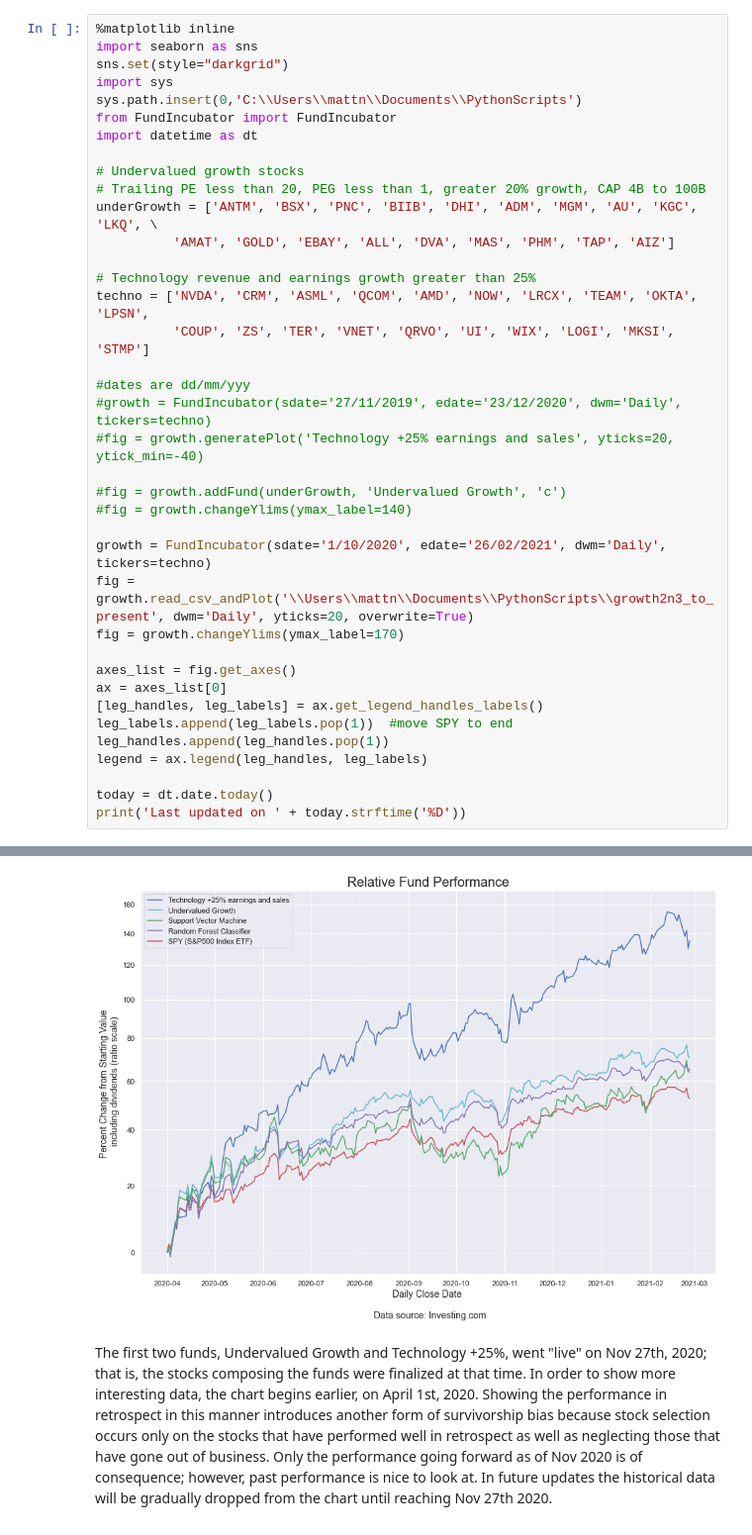
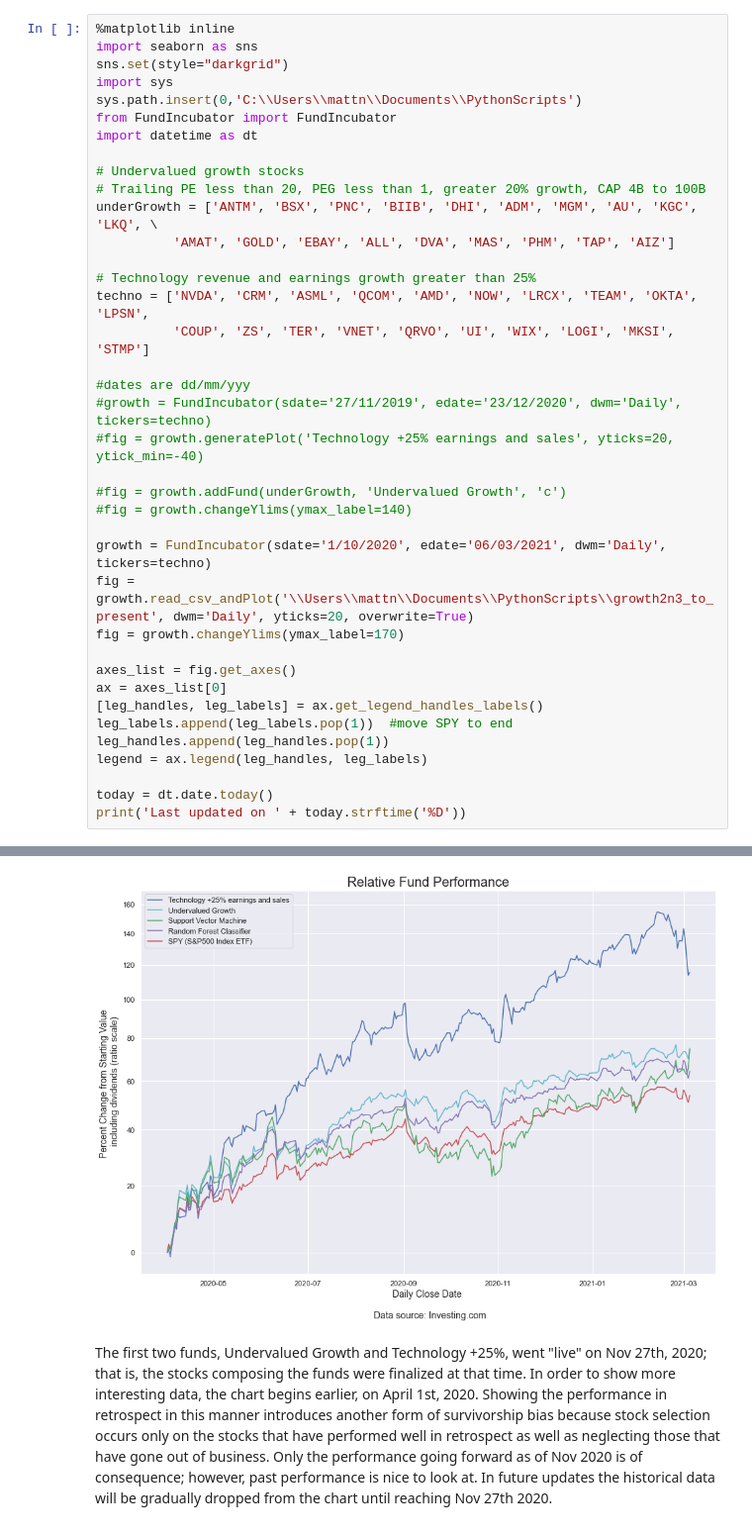
Before and after one commit to mattnicholson38/mattnicholson38, a Jupyter notebook: pages/growth-funds/index.ipynb, the cells around one changed output, grey strips where cells are left out. Shown: that part at 99% size. Drawn from its saved outputs; the diff is of its cells as text.

```diff
--- a/pages/growth-funds/index.ipynb
+++ b/pages/growth-funds/index.ipynb
@@ -23,7 +23,7 @@ techno = ['NVDA', 'CRM', 'ASML', 'QCOM', 'AMD', 'NOW', 'LRCX', 'TEAM', 'OKTA', '
 #fig = growth.addFund(underGrowth, 'Undervalued Growth', 'c')
 #fig = growth.changeYlims(ymax_label=140)
 
-growth = FundIncubator(sdate='1/10/2020', edate='26/02/2021', dwm='Daily', tickers=techno)
+growth = FundIncubator(sdate='1/10/2020', edate='06/03/2021', dwm='Daily', tickers=techno)
 fig = growth.read_csv_andPlot('\\Users\\mattn\\Documents\\PythonScripts\\growth2n3_to_present', dwm='Daily', yticks=20, overwrite=True)
 fig = growth.changeYlims(ymax_label=170)
 
@@ -41,4 +41,4 @@ Last updated on 02/28/21
-[figure, old version]
+[figure, new version]
 # %% [markdown]
 The first two funds, Undervalued Growth and Technology +25%, went "live" on Nov 27th, 2020; that is, the stocks composing the funds were finalized at that time.  In order to show more interesting data, the chart begins earlier, on April 1st, 2020.  Showing the performance in retrospect in this manner introduces another form of survivorship bias because stock selection occurs only on the stocks that have performed well in retrospect as well as neglecting those that have gone out of business.  Only the performance going forward as of Nov 2020 is of consequence; however, past performance is nice to look at.  In future updates the historical data will be gradually dropped from the chart until reaching Nov 27th 2020.
 
```
Also changed, not shown: parts of 1 cell of this notebook, 4 other files.
